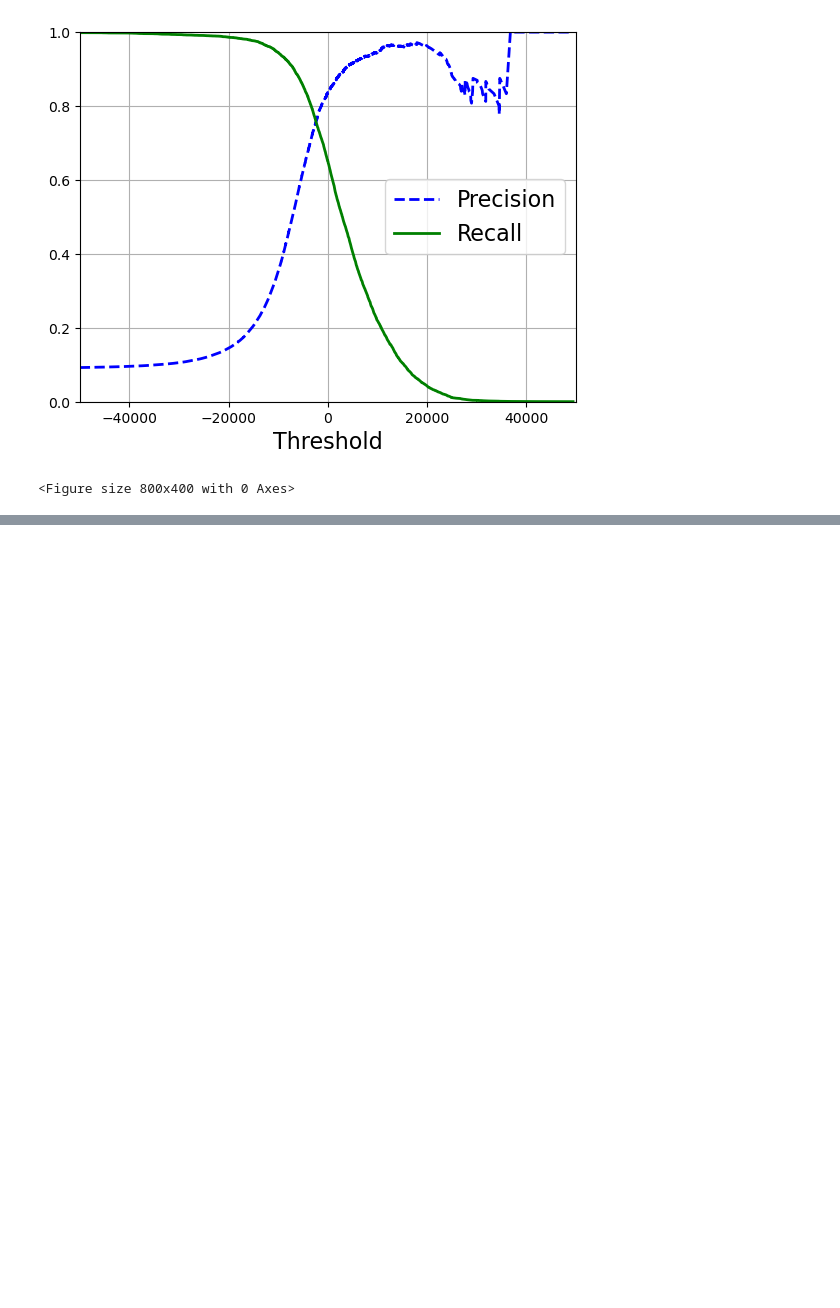
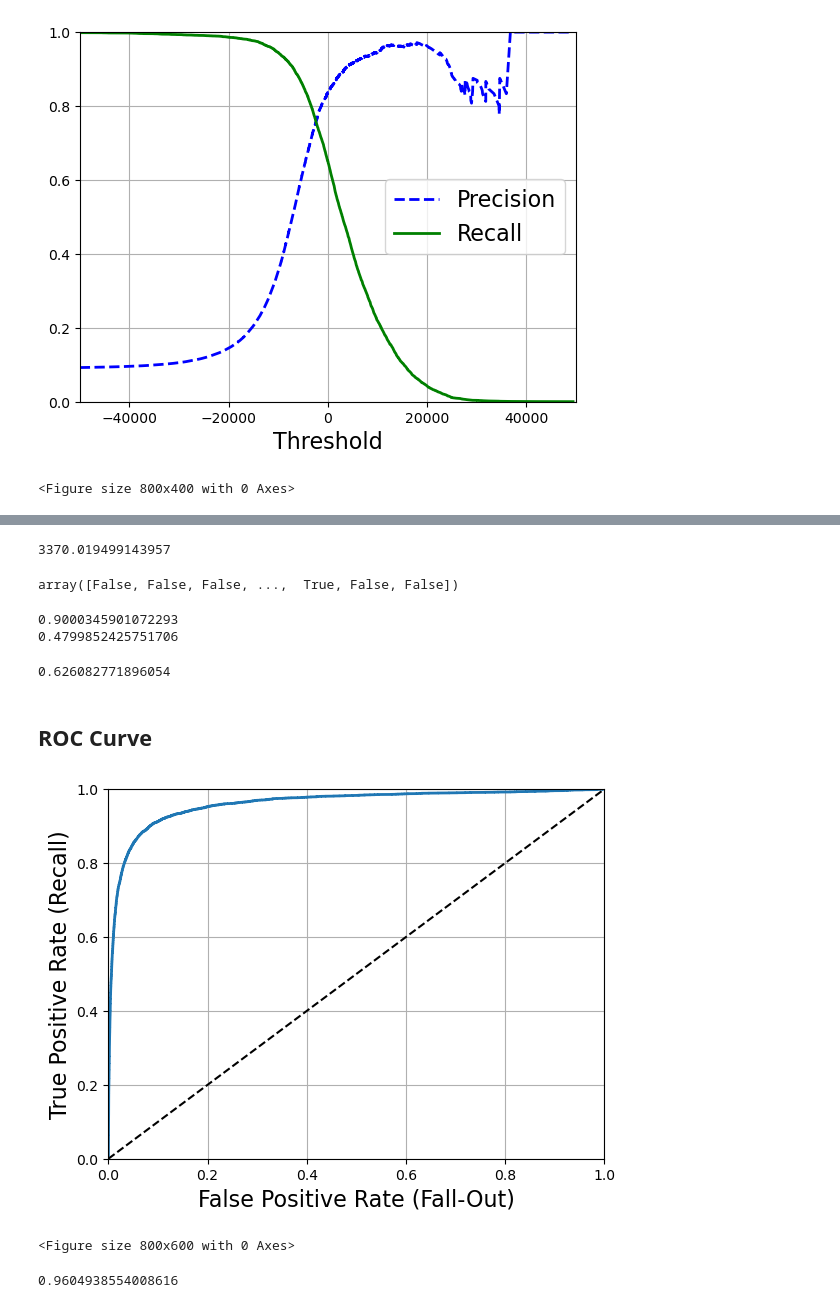
Before and after one commit to adameadows/Hands-on_ML_book_Adam, a Jupyter notebook: Chapter 3/Chapter 3.ipynb, the cells around one changed output, grey strips where cells are left out. Saved outputs shown, nothing was run; the diff lists cells and outputs as text; code cells hidden in the pictures; blank space fills up the shorter version.

```diff
--- a/Chapter 3/Chapter 3.ipynb
+++ b/Chapter 3/Chapter 3.ipynb
@@ -201,0 +245,49 @@ plot_precision_recall_vs_threshold(precisions, recalls, thresholds)
+# %%
+# You can see that precision really starts to fall sharply around 80% recall. You will probably want to select a precision/recall tradeoff just before that drop—for example, at around 60% recall. But of course the choice depends on your project.
+
+threshold_90_precision = thresholds[np.argmax(precisions >= 0.90)] # find the lowest threshold that gives you at least 90% precision
+threshold_90_precision
+# %% [output]
+3370.019499143957
+# %%
+# To make predictions (on the training set for now), instead of calling the classifier’s predict() method, you can just run this code:
+
+y_train_pred_90 = (y_scores >= threshold_90_precision) # return an array of True/False values
+y_train_pred_90
+# %% [output]
+array([False, False, False, ...,  True, False, False])
+# %%
+print(precision_score(y_train_5, y_train_pred_90))
+print(recall_score(y_train_5, y_train_pred_90))
+f1_score(y_train_5, y_train_pred_90)
+# %% [output]
+0.9000345901072293
+0.4799852425751706
+0.626082771896054
+# %% [markdown]
+## ROC Curve
+# %%
+from sklearn.metrics import roc_curve
+
+fpr, tpr, thresholds = roc_curve(y_train_5, y_scores) # compute the TPR and FPR for various threshold values
+
+def plot_roc_curve(fpr, tpr, label=None):
+    plt.plot(fpr, tpr, linewidth=2, label=label) # plot the FPR against the TPR
+    plt.plot([0, 1], [0, 1], 'k--') # plot the dashed diagonal
+    plt.axis([0, 1, 0, 1]) # set axis limits
+    plt.xlabel('False Positive Rate (Fall-Out)', fontsize=16) # add x label
+    plt.ylabel('True Positive Rate (Recall)', fontsize=16) # add y label
+    plt.grid(True) # add grid
+    plt.figure(figsize=(8, 6)) # set figure size
+
+plot_roc_curve(fpr, tpr)
+plt.show()
+# %% [output]
+[figure, added]
+<Figure size 800x600 with 0 Axes>
+# %%
+from sklearn.metrics import roc_auc_score
+
+roc_auc_score(y_train_5, y_scores) # compute the area under the curve (AUC)
+# %% [output]
+0.9604938554008616
```
Also changed, not shown: parts of 18 cells of this notebook.
